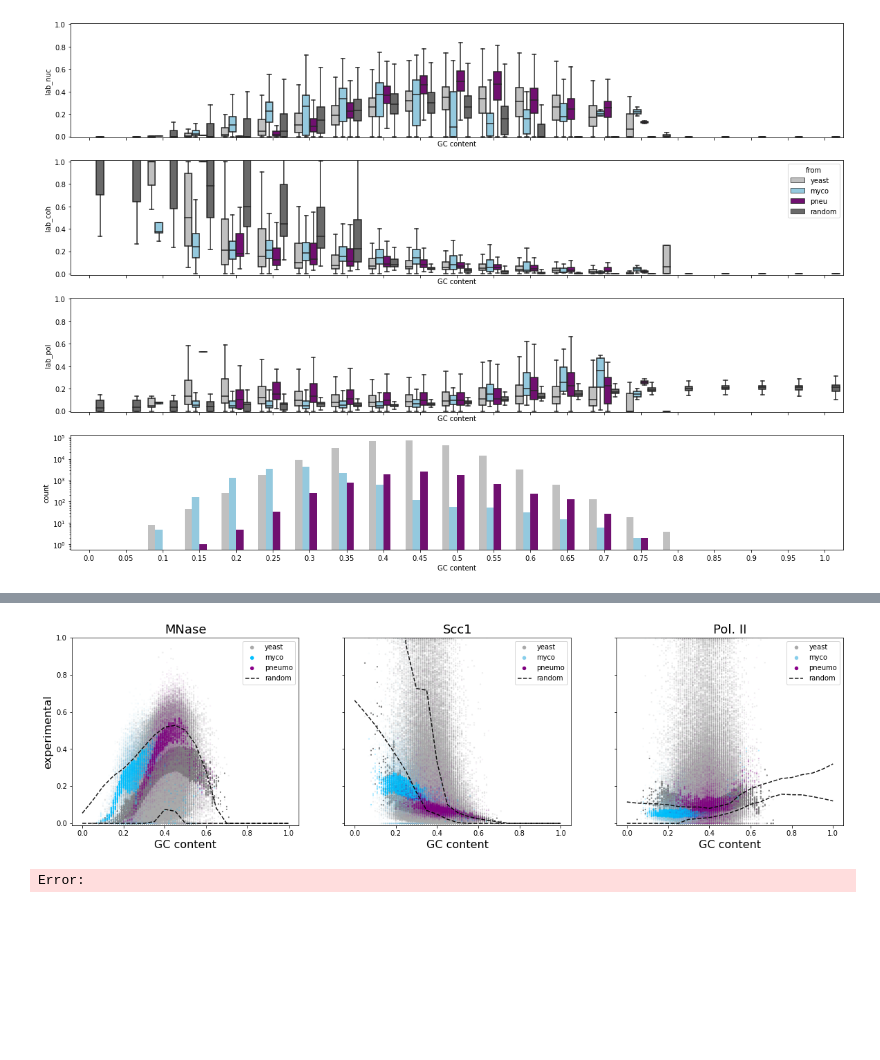
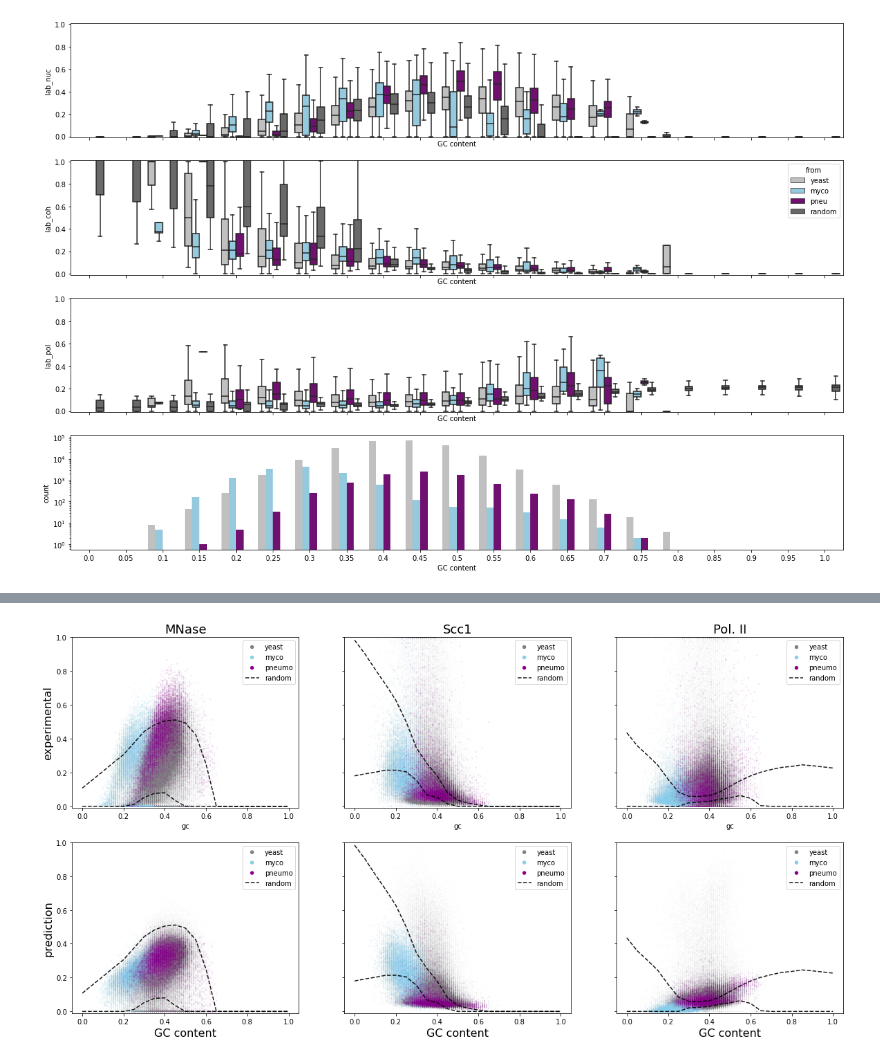
Before and after one commit to Alexwestbrook/mnhn-internship_DeepCNN_ChIP-seq, a Jupyter notebook: Exogenous_yeast.ipynb, the cells around one changed output, grey strips where cells are left out. Cells and saved outputs as stored; diff of their text form; code cells hidden in the pictures; blank space fills up the shorter version.

```diff
--- a/Exogenous_yeast.ipynb
+++ b/Exogenous_yeast.ipynb
@@ -1237,0 +1281,9 @@ window_full, window_one_hot_full, window_kmers_full = window_summary(one_hots, s
+# %%
+window_yeast = window_yeast[(window_yeast['lab_nuc'] != 0) | (window_yeast['lab_coh'] != 0) | (window_yeast['lab_pol'] != 0)]
+window_yeast.index = np.arange(len(window_yeast))
+window_myco = window_myco[(window_myco['lab_nuc'] != 0) | (window_myco['lab_coh'] != 0) | (window_myco['lab_pol'] != 0)]
+window_myco.index = np.arange(len(window_myco))
+window_pneu = window_pneu[(window_pneu['lab_nuc'] != 0) | (window_pneu['lab_coh'] != 0) | (window_pneu['lab_pol'] != 0)]
+window_pneu.index = np.arange(len(window_pneu))
+window_full = window_full[(window_full['lab_nuc'] != 0) | (window_full['lab_coh'] != 0) | (window_full['lab_pol'] != 0)]
+window_full.index = np.arange(len(window_full))
@@ -1506,7 +1584,7 @@ window_yeast['from'] = 'yeast'
 window_myco['from'] = 'myco'
 window_pneu['from'] = 'pneu'
 window_exp = pd.concat([window_yeast, window_myco, window_pneu])
-window_exp['gc_bin'] = np.round(np.digitize(window_exp['gc'], np.arange(-0.025, 1.01, 0.05)) * 0.05, 2)
+window_exp['gc_bin'] = np.round((np.digitize(window_exp['gc'], np.arange(-0.025, 1.01, 0.05)) - 1) * 0.05, 2)
 window_exp.index = np.arange(len(window_exp))
 window_exp
 # %% [output]
@@ -1553,3 +1634,11 @@ window_exp['from'] = 'experimental'
+# %%
+for preds_rand, annot in zip([preds_nuc_rand_reps, preds_coh_rand_reps, preds_pol_rand_reps], ['nuc', 'coh', 'pol']):
+    preds_rand = preds_nuc_rand_reps.reshape(21, 6, -1)[:, ::2, :].reshape(21, -1)
+    window_rand = pd.DataFrame(preds_rand.reshape(21, 6, -1)[:, ::2, :].reshape(21, -1))
+    window_rand['gc_bin'] = np.round(gcs, 2)
+    window_rand = pd.melt(window_rand, id_vars='gc_bin').drop('variable', axis=1).rename({'value': annot}, axis=1)
+    window_rand['from'] = 'random'
+    window_rand.to_csv(Path(data_dir, species, 'results', 'kmers', f'preds_{annot}_random.csv'))
 # %%
 fig, axes = plt.subplots(4, 1, sharex=True, figsize=(20, 14), facecolor='w')
 titles = ['MNase', 'Scc1', 'Pol. II', 'Count']
@@ -1588,40 +1677,52 @@ plot_utils.save_fig_and_values(fig,
 # %%
-fig, axes = plt.subplots(1, 3, sharey='row', figsize=(20, 5), facecolor='w')
+fig, axes = plt.subplots(2, 3, sharey=True, figsize=(20, 10), facecolor='w')
 annots = ['lab_nuc', 'lab_coh', 'lab_pol']
 titles = ['MNase', 'Scc1', 'Pol. II']
 for j, annot in enumerate(annots):
     if annot[-3:] == 'nuc':
-        rand_preds = preds_nuc_rand.reshape(n_gcs, -1)
+        rand_preds = preds_nuc_rand_reps # .reshape(n_gcs, -1)
     elif annot[-3:] == 'coh':
-        rand_preds = preds_coh_rand.reshape(n_gcs, -1)
+        rand_preds = preds_coh_rand_reps # .reshape(n_gcs, -1)
     elif annot[-3:] == 'pol':
-        rand_preds = preds_pol_rand.reshape(n_gcs, -1)
+        rand_preds = preds_pol_rand_reps # .reshape(n_gcs, -1)
     else:
         raise ValueError(f"annot can't be {annot}")
+    rand_preds = rand_preds.reshape(21, 6, -1)[:, ::2, :].reshape(21, -1)
     qmin, qmax = np.quantile(rand_preds, [0.05, 0.95], axis=1)
-    axes[j].set_title(titles[j], fontsize=18)
+    axes[0, j].set_title(titles[j], fontsize=18)
     # sns.scatterplot(ax=axes[j], data=window_full.loc[window_full[f'sep_{annot}'] != 'discarded'], x='gc', y=annot,
     #                 hue=f'sep_{annot}', hue_order=['low', 'mid', 'high'], palette=['b', 'lightgray', 'r'],
     #                 ec=None, s=5)
-    sns.scatterplot(ax=axes[j], data=window_yeast.loc[window_yeast[f'sep_{annot}'] != 'discarded'], x='gc', y=annot,
-                    hue=f'sep_{annot}', hue_order=['low', 'mid', 'high'], palette=[to_rgba('darkgray', 0.2), to_rgba('gray', 1), to_rgba('darkgray', 0.2)],
+    sns.scatterplot(ax=axes[0, j], data=window_yeast.loc[window_yeast[f'sep_{annot}'] != 'discarded'], x='gc', y=annot, color='gray', alpha=0.01,
+                    # hue=f'sep_{annot}', hue_order=['low', 'mid', 'high'], palette=[to_rgba('darkgray', 0.2), to_rgba('gray', 1), to_rgba('darkgray', 0.2)],
                     ec=None, s=5, label='yeast', legend=False)
-    sns.scatterplot(ax=axes[j], data=window_myco.loc[window_myco[f'sep_{annot}'] != 'discarded'], x='gc', y=annot,
-                    hue=f'sep_{annot}', hue_order=['low', 'mid', 'high'], palette=[to_rgba('skyblue', 0.05), to_rgba('deepskyblue', 0.25), to_rgba('skyblue', 0.05)],
+    sns.scatterplot(ax=axes[0, j], data=window_myco.loc[window_myco[f'sep_{annot}'] != 'discarded'], x='gc', y=annot, color='skyblue', alpha=0.1,
+                    # hue=f'sep_{annot}', hue_order=['low', 'mid', 'high'], palette=[to_rgba('skyblue', 0.05), to_rgba('deepskyblue', 0.25), to_rgba('skyblue', 0.05)],
                     ec=None, s=5, label='myco', legend=False)
-    sns.scatterplot(ax=axes[j], data=window_pneu.loc[window_pneu[f'sep_{annot}'] != 'discarded'], x='gc', y=annot,
-                    hue=f'sep_{annot}', hue_order=['low', 'mid', 'high'], palette=[to_rgba('darkmagenta', 0.05), to_rgba('purple', 0.25), to_rgba('darkmagenta', 0.05)],
+    sns.scatterplot(ax=axes[0, j], data=window_pneu.loc[window_pneu[f'sep_{annot}'] != 'discarded'], x='gc', y=annot, color='darkmagenta', alpha=0.1,
+                    # hue=f'sep_{annot}', hue_order=['low', 'mid', 'high'], palette=[to_rgba('darkmagenta', 0.05), to_rgba('purple', 0.25), to_rgba('darkmagenta', 0.05)],
                     ec=None, s=5, label='pneumo', legend=False)
-    axes[j].plot(gcs, qmin, color='k', linestyle='--', alpha=0.9, label='random')
-    axes[j].plot(gcs, qmax, color='k', linestyle='--', alpha=0.9)
-    # leg = axes[j].get_legend()
-    leg = axes[j].legend()
-    for legh in leg.legendHandles[:-1]:
-        legh.set_sizes([30])
-        legh.set_alpha(1)
-    axes[j].set_xlabel('GC content', fontsize=16)
+    annot = f'pred{annot[-4:]}'
+    sns.scatterplot(ax=axes[1, j], data=window_yeast.loc[window_yeast[f'sep_{annot}'] != 'discarded'], x='gc', y=annot, color='gray', alpha=0.01,
+                    # hue=f'sep_{annot}', hue_order=['low', 'mid', 'high'], palette=[to_rgba('darkgray', 0.2), to_rgba('gray', 1), to_rgba('darkgray', 0.2)],
+                    ec=None, s=5, label='yeast', legend=False)
+    sns.scatterplot(ax=axes[1, j], data=window_myco.loc[window_myco[f'sep_{annot}'] != 'discarded'], x='gc', y=annot, color='skyblue', alpha=0.1,
+                    # hue=f'sep_{annot}', hue_order=['low', 'mid', 'high'], palette=[to_rgba('skyblue', 0.05), to_rgba('deepskyblue', 0.25), to_rgba('skyblue', 0.05)],
+                    ec=None, s=5, label='myco', legend=False)
+    sns.scatterplot(ax=axes[1, j], data=window_pneu.loc[window_pneu[f'sep_{annot}'] != 'discarded'], x='gc', y=annot, color='darkmagenta', alpha=0.1,
+                    # hue=f'sep_{annot}', hue_order=['low', 'mid', 'high'], palette=[to_rgba('darkmagenta', 0.05), to_rgba('purple', 0.25), to_rgba('darkmagenta', 0.05)],
+                    ec=None, s=5, label='pneumo', legend=False)
+    for i in range(2):
+        axes[i, j].plot(gcs, qmin, color='k', linestyle='--', alpha=0.9, label='random')
+        axes[i, j].plot(gcs, qmax, color='k', linestyle='--', alpha=0.9)
+        leg = axes[i, j].legend()
+        for legh in leg.legendHandles[:-1]:
+            legh.set_sizes([30])
+            legh.set_alpha(1)
+    axes[1, j].set_xlabel('GC content', fontsize=16)
 
-axes[0].set_ylim(bottom=-0.01, top=1)
-axes[0].set_ylabel('experimental', fontsize=16)
-plot_utils.save_fig_and_values(fig, Path(data_dir, species, 'results', 'kmers', 'scatter_binsize100_sep'), format=['png', 'svg'])
+axes[0, 0].set_ylim(bottom=-0.01, top=1)
+axes[0, 0].set_ylabel('experimental', fontsize=16)
+axes[1, 0].set_ylabel('prediction', fontsize=16)
+# plot_utils.save_fig_and_values(fig, Path(data_dir, species, 'results', 'kmers', 'scatter_binsize100_sep_nofull0'), format=['png', 'svg'])
 # %% [output]
@@ -1631,2 +1730 @@ plot_utils.save_fig_and_values(fig, Path(data_dir, species, 'results', 'kmers',
-[figure, old version]
+[figure, new version]
-Error:
```
Also changed, not shown: parts of 11 cells of this notebook.
